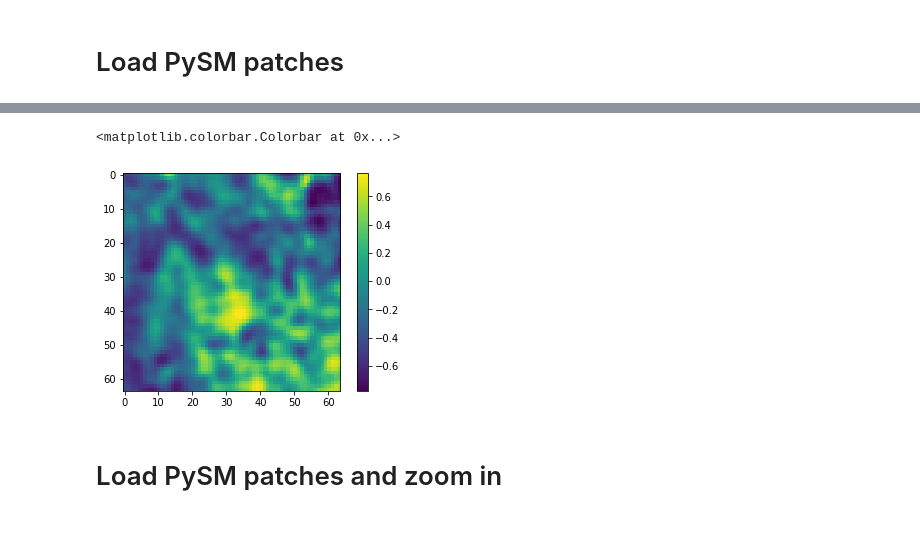
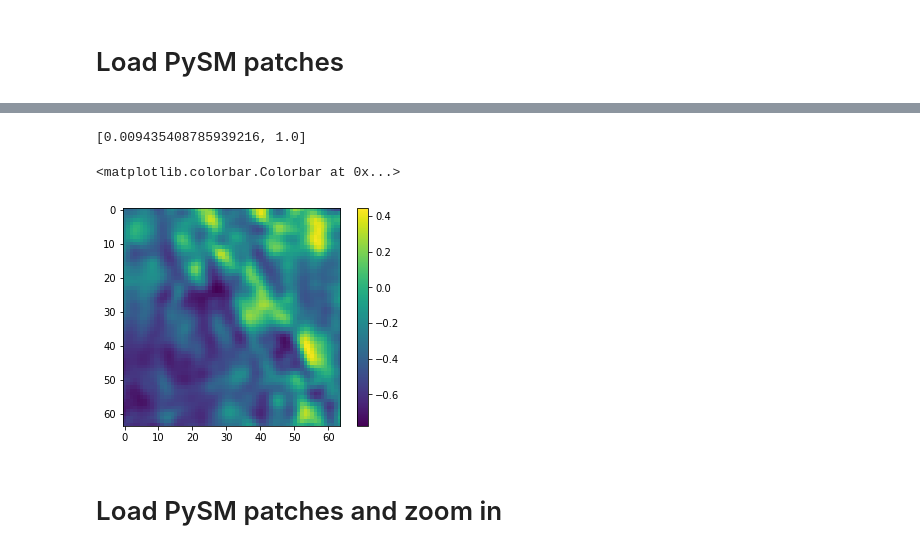
Before and after one commit to ai4cmb/ForSE, a Jupyter notebook: forse/notebooks/test_dcgan_30oct.ipynb, the cells around one changed output, grey strips where cells are left out. Saved outputs shown, nothing was run; the diff lists cells and outputs as text; code cells hidden in the pictures.

```diff
--- a/forse/notebooks/test_dcgan_30oct.ipynb
+++ b/forse/notebooks/test_dcgan_30oct.ipynb
@@ -84,9 +80,13 @@ gen_imgs_test = dcgan.generator.predict(x_test)
+# %%
+print(val)
+# %% [output]
+[0.009435408785939216, 1.0]
 # %%
-plt.imshow(gen_imgs_test[0, :, :, 0])
+plt.imshow(gen_imgs_test[21, :, :, 0])
 plt.colorbar()
 # %% [output]
 <matplotlib.colorbar.Colorbar at 0x...>
-[figure, old version]
+[figure, new version]
 # %% [markdown]
 # Load PySM patches and zoom in
 # %%
```
Also changed, not shown: parts of 10 cells of this notebook, 7 other files.
